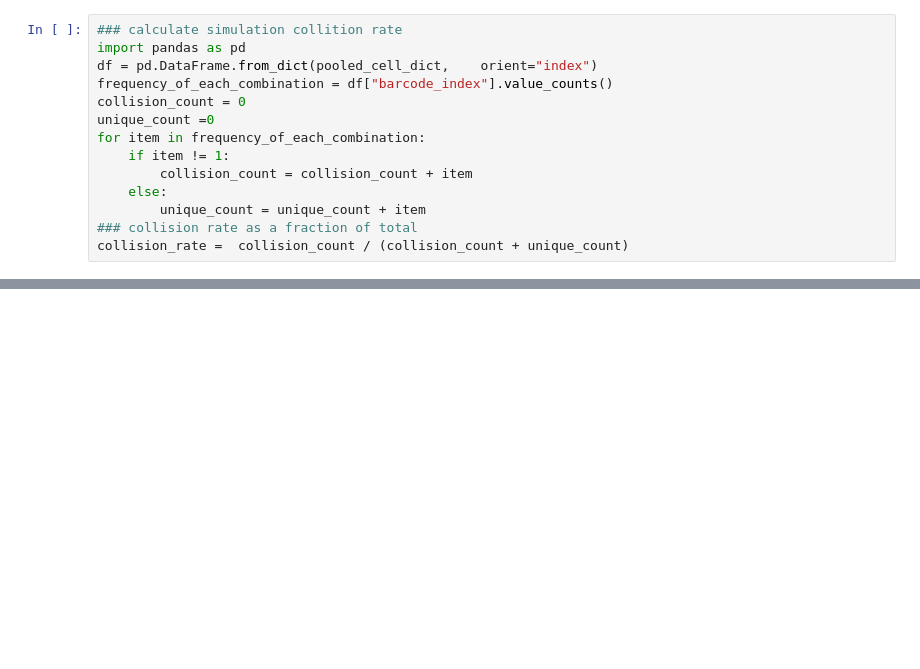
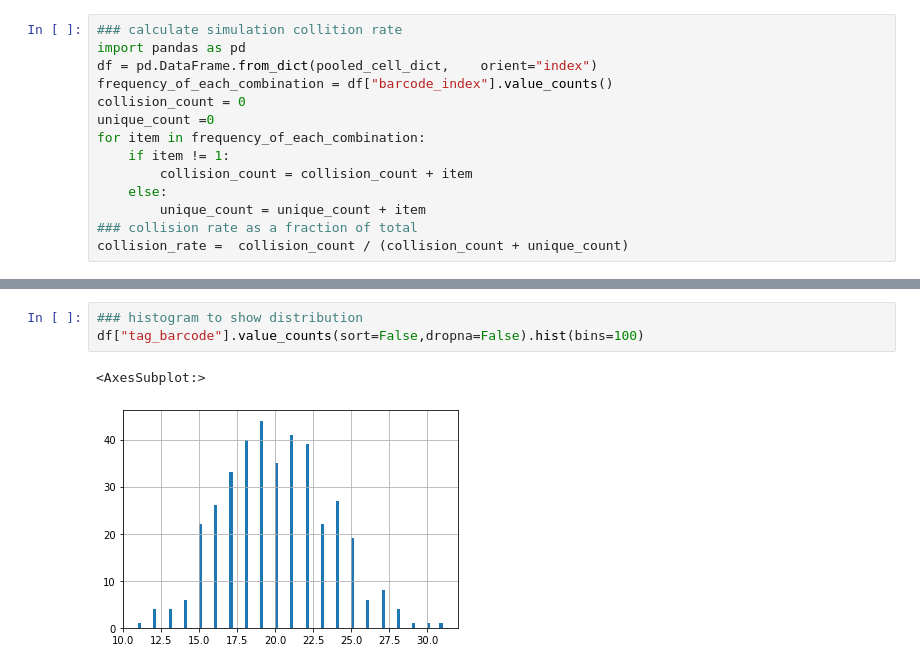
Before and after one commit to silentmemo/split_pool_prob, a Jupyter notebook: simulation_experiment.ipynb, the cells around one changed output, grey strips where cells are left out. Cells and saved outputs as stored; diff of their text form; blank space fills up the shorter version.

```diff
--- a/simulation_experiment.ipynb
+++ b/simulation_experiment.ipynb
@@ -96,0 +128,6 @@ cluster_per_nucleus = round(400000000/recovered_barcode)
+# %%
+### histogram to show distribution
+df["tag_barcode"].value_counts(sort=False,dropna=False).hist(bins=100)
+# %% [output]
+<AxesSubplot:>
+[figure, added]
```
Also changed, not shown: parts of 6 cells of this notebook, 1 other file.
